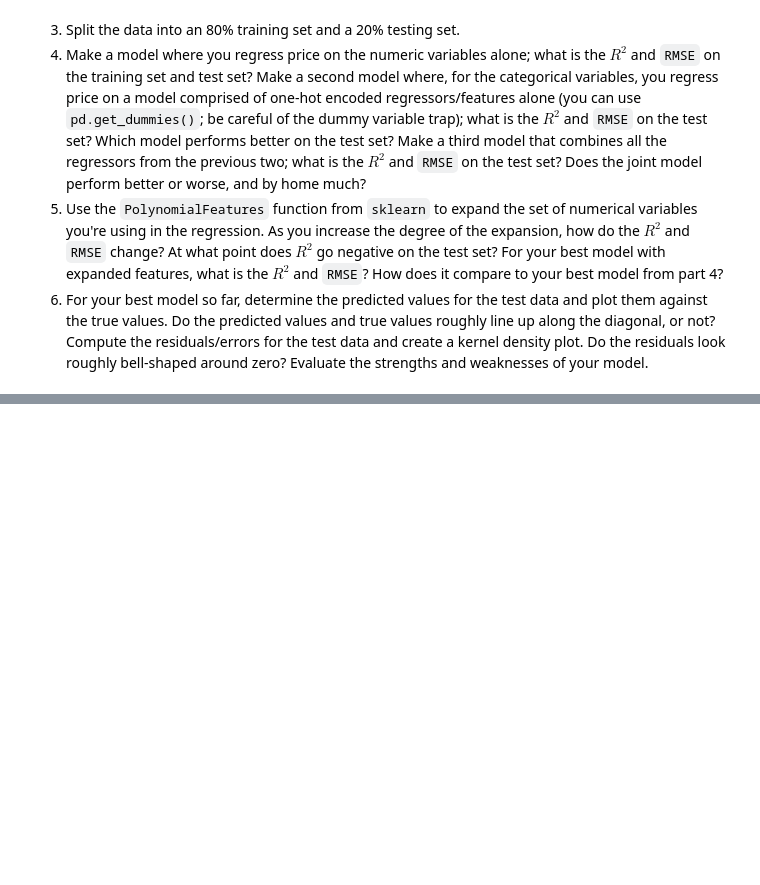
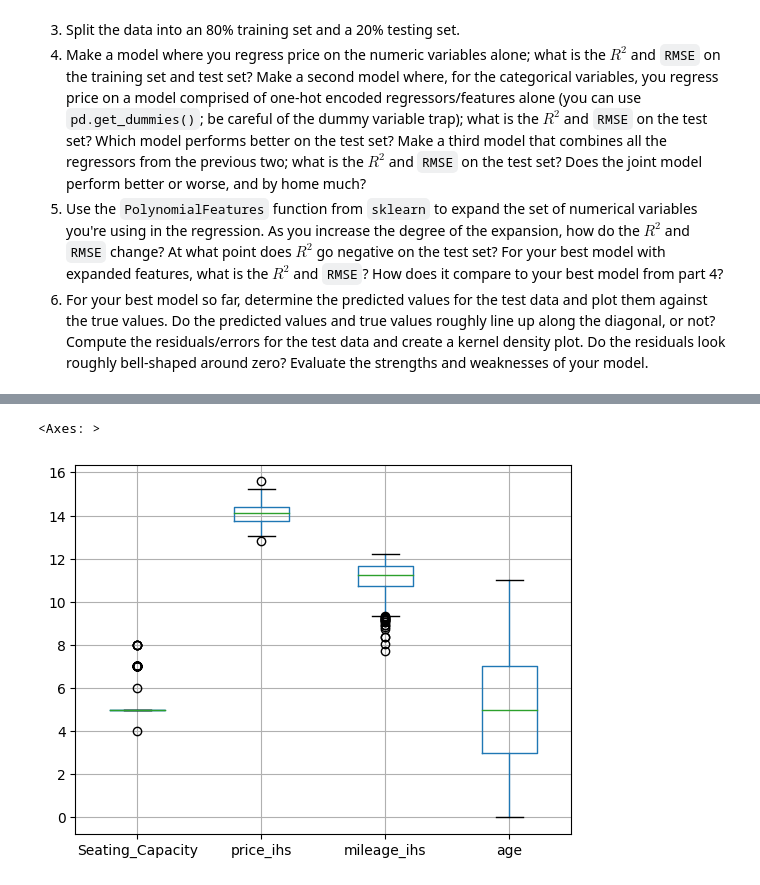
Before and after one commit to MeganVW06/linearRegression, a Jupyter notebook: assignment.ipynb, the cells around one changed output, grey strips where cells are left out. Drawn from its saved outputs; the diff is of its cells as text; code cells hidden in the pictures; blank space fills up the shorter version.

```diff
--- a/assignment.ipynb
+++ b/assignment.ipynb
@@ -177,0 +253,12 @@ This is typically the preferred way of expressing the OLS coefficients.
+# %%
+#normalize the price and mileage data
+df['price_ihs'] = np.arcsinh(df['Price'])
+df['mileage_ihs'] = np.arcsinh(df['Mileage_Run'])
+#create a new column of age that uses the max make year as a "new" car and the recorded make year as the baseline
+df['age'] = max(df['Make_Year'])-df['Make_Year']
+#drop the unnecesary columns
+df = df.drop(['Price','Mileage_Run','Make_Year','Unnamed: 0'],axis=1)
+df.boxplot()
+# %% [output]
+<Axes: >
+[figure, added]
```
Also changed, not shown: parts of 40 cells of this notebook.
